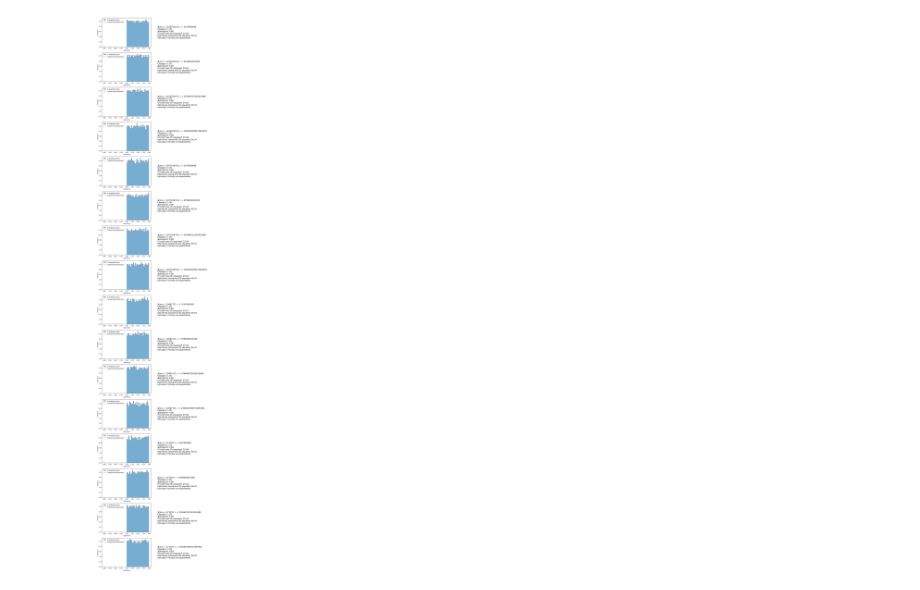
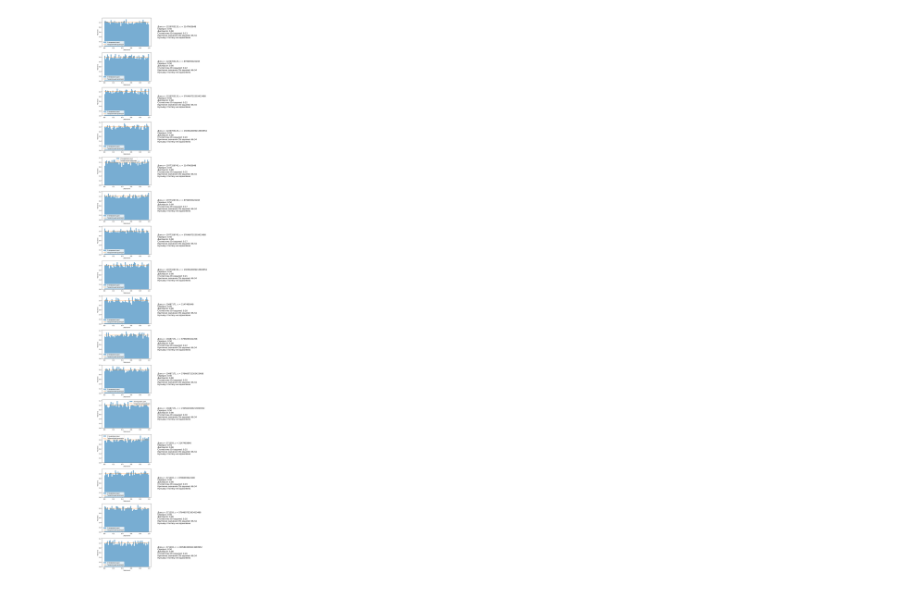
Before and after one commit to DHushchin/systems-modeling, a Jupyter notebook: lab1/uniform.ipynb, the cells around one changed output. Saved outputs shown, nothing was run; the diff lists cells and outputs as text; code cells hidden in the pictures.

```diff
--- a/lab1/uniform.ipynb
+++ b/lab1/uniform.ipynb
@@ -54,32 +54,32 @@ for i, a in enumerate(a_values):
 
         # Теоретичний розподіл
         uniform_pdf = uniform.pdf(np.linspace(0, 1, num_bins))
 
         # Побудова гістограми та теоретичного розподілу
         axs[i * len(c_values) + j, 0].hist(x_values, bins=num_bins, density=True, alpha=0.6, label=f'Згенеровані дані')
-        axs[i * len(c_values) + j, 0].plot(np.linspace(1, 2, num_bins), uniform_pdf, label=f'Теоретичний розподіл')
+        axs[i * len(c_values) + j, 0].plot(np.linspace(0, 1, num_bins), uniform_pdf, label=f'Теоретичний розподіл')
 
         # Обчислення статистики хі-квадрат і вивід результатів
         chi_squared_statistic, chi_squared_critical = chi_squared_test(x_values, num_bins, alpha)
 
         text = (f'Для a = {a}, c = {c}\n'
                 f'Середнє: {mean:.2f}\n'
                 f'Дисперсія: {variance:.2f}\n'
                 f'Статистика Chi-squared: {chi_squared_statistic:.2f}\n'
                 f'Критичне значення Chi-squared: {chi_squared_critical:.2f}\n')
 
         if chi_squared_statistic <= chi_squared_critical:
             text += 'Нульову гіпотезу не відхиляємо'
         else:
             text += 'Нульову гіпотезу відхиляємо'
 
         axs[i * len(c_values) + j, 1].axis('off')
         axs[i * len(c_values) + j, 1].text(0.1, 0.5, text, fontsize=14, verticalalignment='center')
         axs[i * len(c_values) + j, 0].legend()
         axs[i * len(c_values) + j, 0].set_xlabel('Значення')
         axs[i * len(c_values) + j, 0].set_ylabel('Частота')
 
 plt.tight_layout()
 plt.show()
 # %% [output]
-[figure, old version]
+[figure, new version]
```
